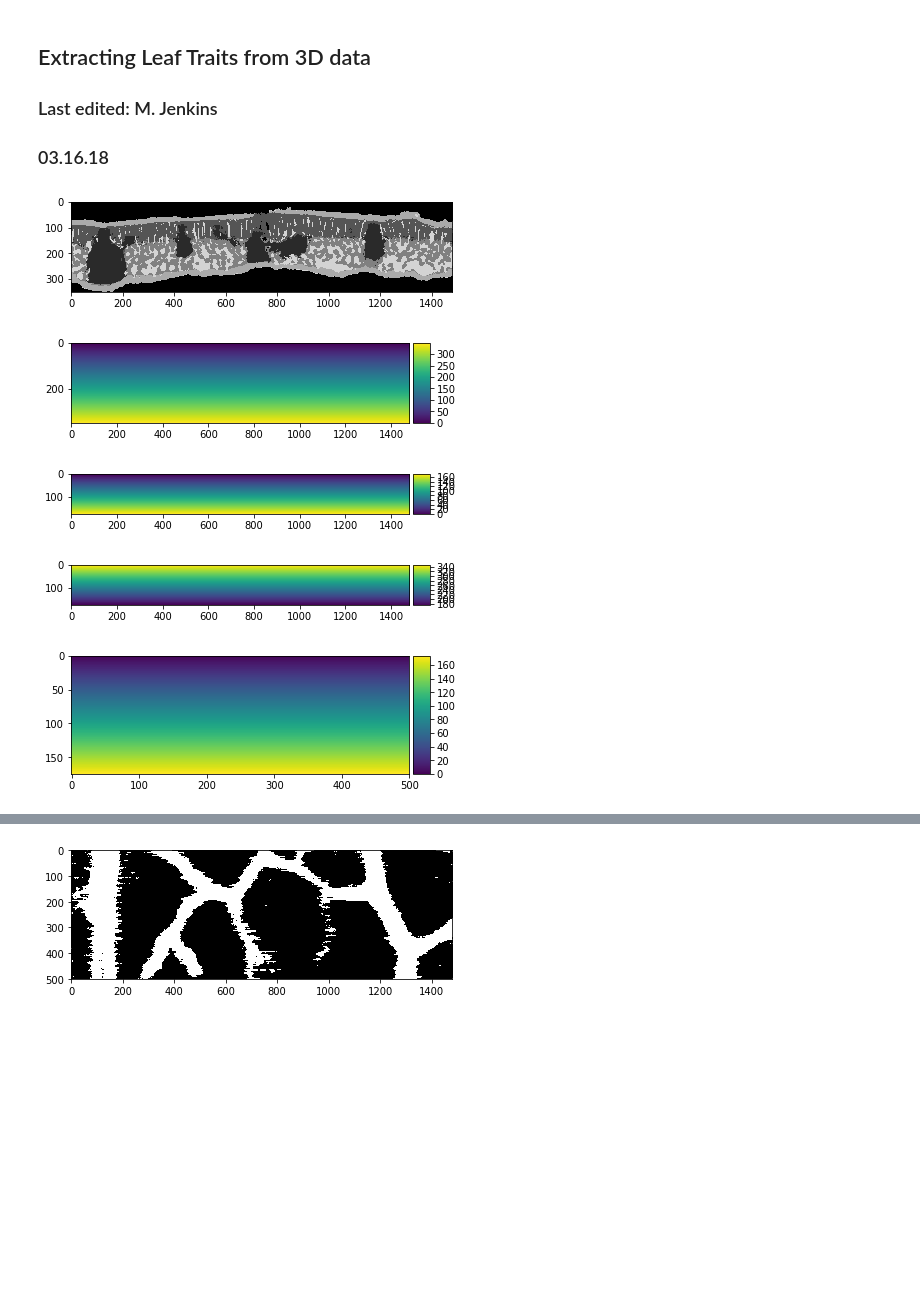
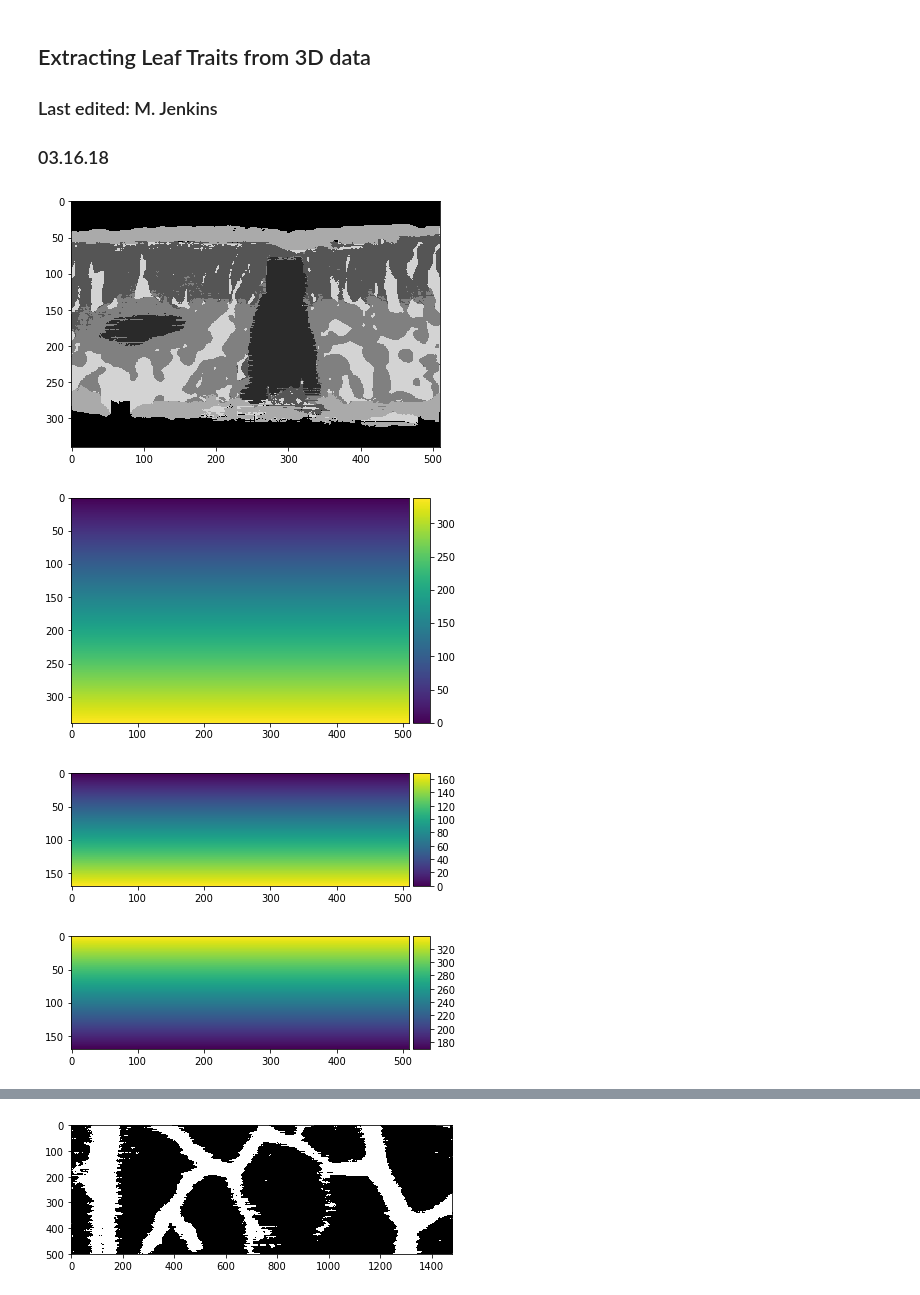
Before and after one commit to masonearles/3DLeafCT, a Jupyter notebook: ML_microCT/jupyter/LeafTraits.ipynb, the cells around one changed output, grey strips where cells are left out. Cells and saved outputs as stored; diff of their text form; code cells hidden in the pictures; blank space fills up the shorter version.

```diff
--- a/ML_microCT/jupyter/LeafTraits.ipynb
+++ b/ML_microCT/jupyter/LeafTraits.ipynb
@@ -17,13 +17,14 @@ from scipy.ndimage.morphology import distance_transform_edt
 from scipy.ndimage.filters import maximum_filter, median_filter, minimum_filter, percentile_filter
 # %%
 # Import full stack prediction from ML algorithm
-filepath = '../../../ML_microCT/results/'
-results_folder = 'test3_10'
+# filepath = '../../../ML_microCT/results/'
+filepath = '../results/'
+results_folder = 'monticola4'
 img = io.imread(filepath+results_folder+'/post_processed_fullstack.tif')
 io.imshow(img[65,:,:])
 io.show()
 # %% [output]
-[figure, old version]
+[figure, new version]
 # %%
 # define pixel values
 epidermis = 170
@@ -57,9 +58,8 @@ io.show()
 io.imshow(tileB[0,:,:])
 io.show()
 # %% [output]
-[figure, old version]
+[figure, new version]
-[figure, old version]
+[figure, new version]
-[figure, old version]
+[figure, new version]
-[figure, removed]
 # %%
 hold = img.shape[1]/2
```
Also changed, not shown: parts of 14 cells of this notebook.
